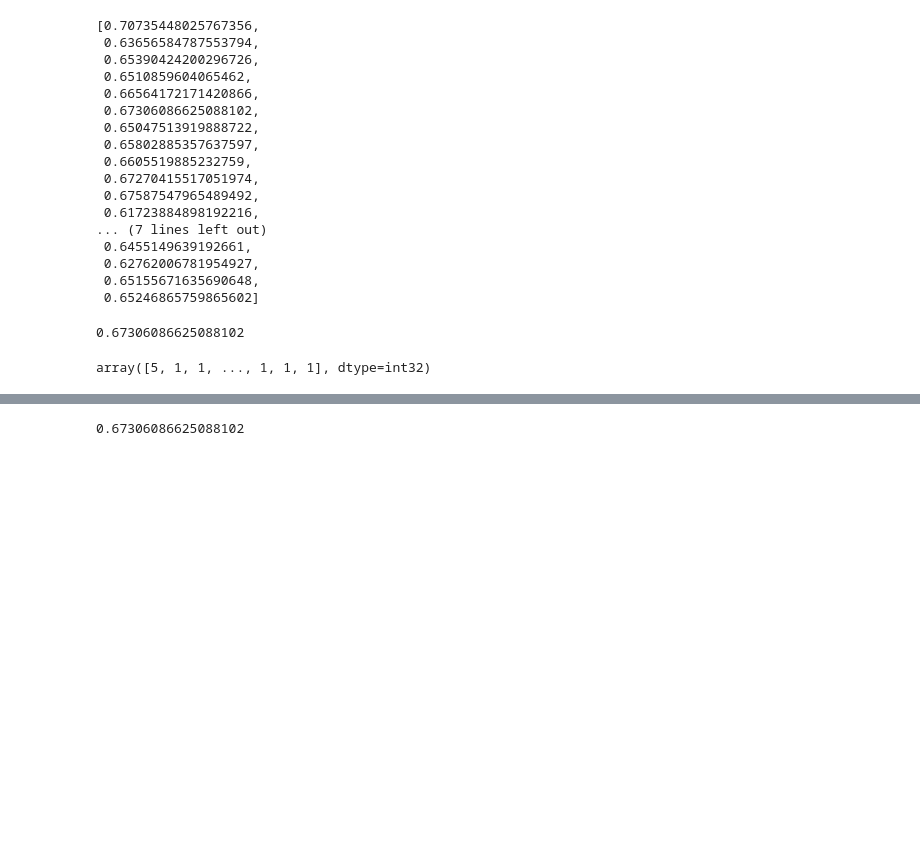
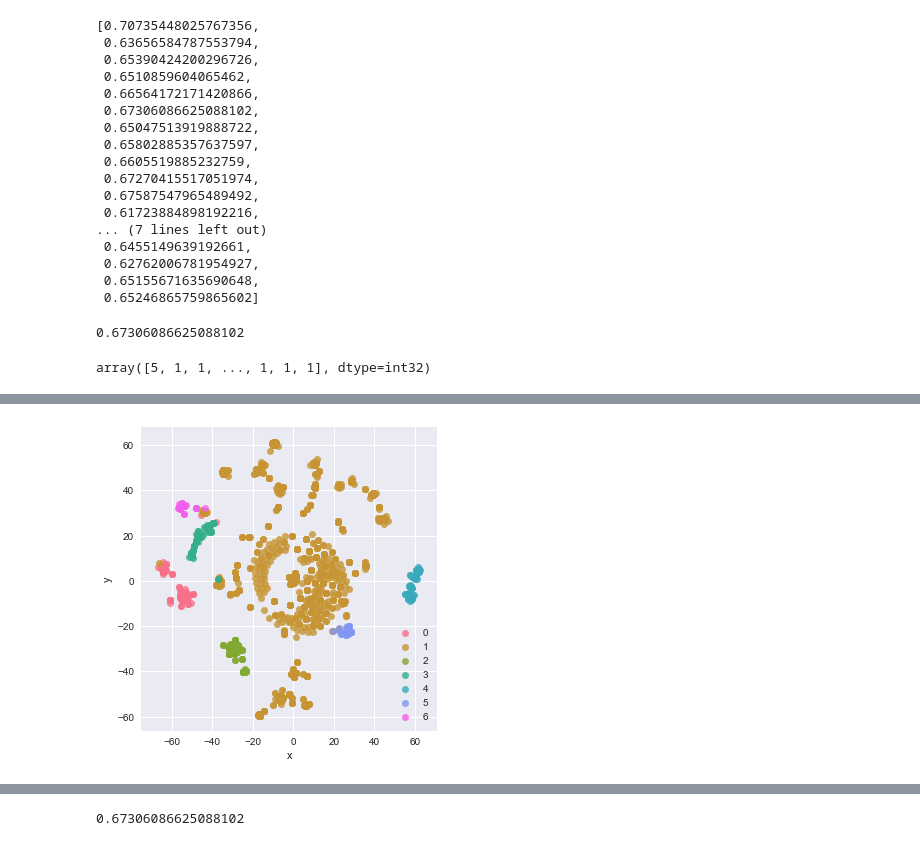
Before and after one commit to grantaguinaldo/AQMD_violation_classification, a Jupyter notebook: aqmd_violations_kmeans_cluster.ipynb, the cells around one changed output, grey strips where cells are left out. Drawn from its saved outputs; the diff is of its cells as text; code cells hidden in the pictures; blank space fills up the shorter version.

Commit message:
added tsne plots

```diff
--- a/aqmd_violations_kmeans_cluster.ipynb
+++ b/aqmd_violations_kmeans_cluster.ipynb
@@ -766,7 +767,6 @@ silhouette_avg_[5]
 # %% [output]
 0.67306086625088102
 # %%
-X_dtm = vect.fit_transform(X)
 X_dtm = vect.fit_transform(X)
 kmeans = KMeans(n_clusters=7, random_state=10)
 kmeans.fit(X_dtm)
@@ -774,3 +774,12 @@ labels = kmeans.predict(X_dtm)
 labels
 # %% [output]
 array([5, 1, 1, ..., 1, 1, 1], dtype=int32)
+# %%
+model = TSNE(learning_rate=90)
+transformed = model.fit_transform(X_dtm.toarray())
+# %%
+tsne_df = pd.DataFrame(transformed, columns=['x', 'y'])
+tsne_df['violation_text'] = df_all['violation_data']
+tsne_df['facility_type'] = df_all['facility_type']
+tsne_df['Total_Settlement'] = df_all['Total']
+tsne_df['Cluster'] = labels
@@ -776,0 +795,6 @@ array([5, 1, 1, ..., 1, 1, 1], dtype=int32)
+# %%
+sns.lmplot( x="x", y="y", data=tsne_df, fit_reg=False, hue='Cluster', legend=False)
+plt.legend(loc='lower right')
+plt.show()
+# %% [output]
+[figure, added]
```
Also changed, not shown: parts of 15 cells of this notebook.
